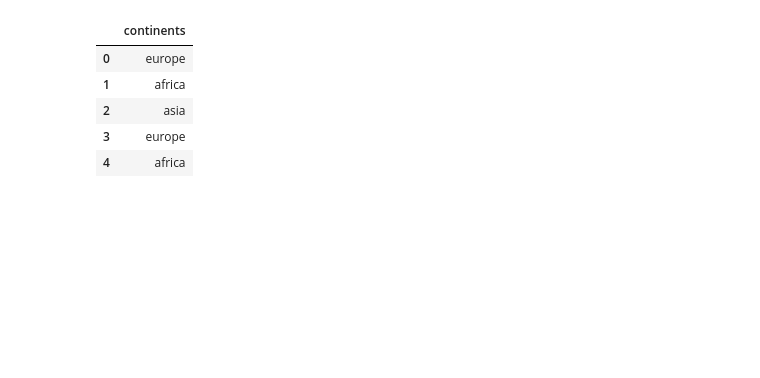
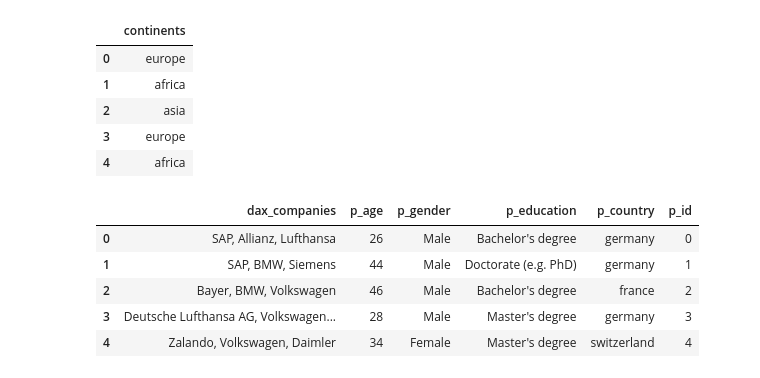
Before and after one commit to kevseitz/MAT, a Jupyter notebook: notebooks/Questionnaire_preprocessing.ipynb, the cells around one changed output. Saved outputs shown, nothing was run; the diff lists cells and outputs as text; code cells hidden in the pictures; blank space fills up the shorter version.

```diff
--- a/notebooks/Questionnaire_preprocessing.ipynb
+++ b/notebooks/Questionnaire_preprocessing.ipynb
@@ -269,3 +265,13 @@ df_continents.head()
 | 2 | asia |
 | 3 | europe |
 | 4 | africa |
+# %%
+df_try_daxco = df[['dax_companies','p_age','p_gender','p_education','p_country', 'p_id']].copy()
+df_try_daxco.head()
+# %% [output]
+|  | dax_companies | p_age | p_gender | p_education | p_country | p_id |
+| 0 | SAP, Allianz, Lufthansa | 26 | Male | Bachelor's degree | germany | 0 |
+| 1 | SAP, BMW, Siemens | 44 | Male | Doctorate (e.g. PhD) | germany | 1 |
+| 2 | Bayer, BMW, Volkswagen | 46 | Male | Bachelor's degree | france | 2 |
+| 3 | Deutsche Lufthansa AG, Volkswagen... | 28 | Male | Master's degree | germany | 3 |
+| 4 | Zalando, Volkswagen, Daimler | 34 | Female | Master's degree | switzerland | 4 |
```
Also changed, not shown: parts of 13 cells of this notebook, 1 other file.
